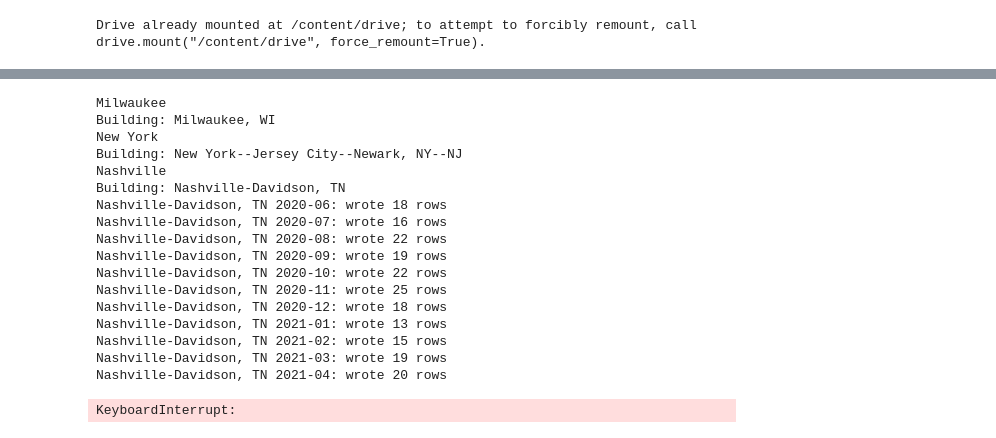
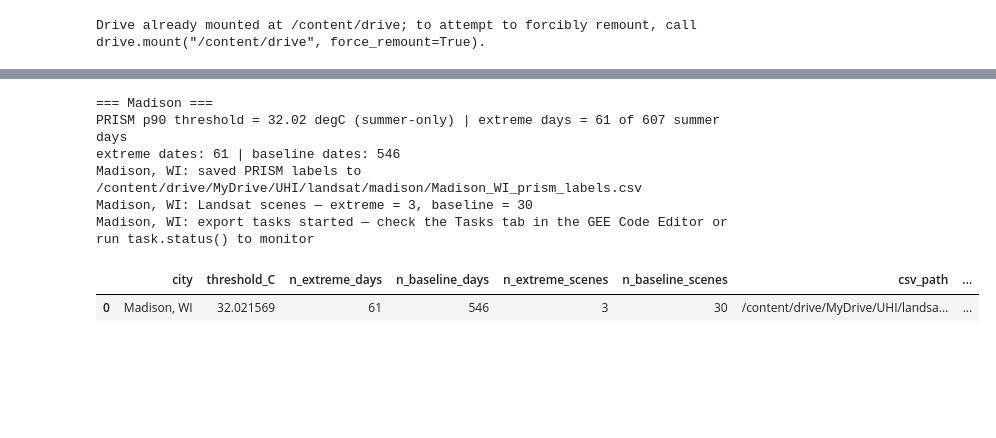
Before and after one commit to cchen744/uhi-extreme-heat-response, a Jupyter notebook: notebooks/01_data_exploration.ipynb, the cells around one changed output, grey strips where cells are left out. Cells and saved outputs as stored; diff of their text form; code cells hidden in the pictures; blank space fills up the shorter version.

```diff
--- a/notebooks/01_data_exploration.ipynb
+++ b/notebooks/01_data_exploration.ipynb
@@ -82,47 +114,11 @@ for city_name in intended_cities:
 # %%
 CITY_NAME_MAP = {
     'Madison': 'Madison, WI',
-    'Phoenix': ['Phoenix--Mesa--Scottsdale, AZ', 'Phoenix West--Goodyear--Avondale, AZ'],
-    'Seattle': 'Seattle--Tacoma, WA',
-    'Milwaukee': 'Milwaukee, WI',
-    'New York': 'New York--Jersey City--Newark, NY--NJ',
-    'Nashville': 'Nashville-Davidson, TN',
-    'Los Angeles': 'Los Angeles--Long Beach--Anaheim, CA',
-    'Houston': 'Houston, TX',
+    # 'Phoenix': ['Phoenix--Mesa--Scottsdale, AZ', 'Phoenix West--Goodyear--Avondale, AZ'],
+    # 'Seattle': 'Seattle--Tacoma, WA',
+    # 'Milwaukee': 'Milwaukee, WI',
+    # 'New York': 'New York--Jersey City--Newark, NY--NJ',
+    # 'Nashville': 'Nashville-Davidson, TN',
+    # 'Los Angeles': 'Los Angeles--Long Beach--Anaheim, CA',
+    # 'Houston': 'Houston, TX',
 }
-
-
-results = []
-for c, full_name in CITY_NAME_MAP.items():
-    print(c)
-    print("Building:", full_name)
-    if not os.path.exists(f"{DATA_DIR}/{c.lower().replace(' ', '_')}"):
-      os.makedirs(f"{DATA_DIR}/{c.lower().replace(' ', '_')}", exist_ok=True)
-    results.append(build_city_level_safe(
-      city_name=full_name,          # pass exact NAME20, not short name
-      ua_fc=ua_fc,
-      data_dir=Path(f"{DATA_DIR}/{c.lower().replace(' ', '_')}"),
-      start_date=START_DATE,
-      end_date=END_DATE,
-      ))
-
-pd.DataFrame(results)[["city", "months_done", "rows_written", "extreme_threshold"]].head(10)
-# %% [output]
-Milwaukee
-Building: Milwaukee, WI
-New York
-Building: New York--Jersey City--Newark, NY--NJ
-Nashville
-Building: Nashville-Davidson, TN
-Nashville-Davidson, TN 2020-06: wrote 18 rows
-Nashville-Davidson, TN 2020-07: wrote 16 rows
-Nashville-Davidson, TN 2020-08: wrote 22 rows
-Nashville-Davidson, TN 2020-09: wrote 19 rows
-Nashville-Davidson, TN 2020-10: wrote 22 rows
-Nashville-Davidson, TN 2020-11: wrote 25 rows
-Nashville-Davidson, TN 2020-12: wrote 18 rows
-Nashville-Davidson, TN 2021-01: wrote 13 rows
-Nashville-Davidson, TN 2021-02: wrote 15 rows
-Nashville-Davidson, TN 2021-03: wrote 19 rows
-Nashville-Davidson, TN 2021-04: wrote 20 rows
-KeyboardInterrupt:
@@ -146,0 +125,23 @@ print('scenes — extreme:', n_ext.getInfo(), '| baseline:', n_base.getInfo())
+# %%
+results = []
+for c, full_name in CITY_NAME_MAP.items():
+    print(f"=== {c} ===")
+    res = uhi_pipeline.build_city_landsat_uhi(
+        city_name=full_name,
+        ua_fc=ua_fc,
+        data_dir=f"{DATA_DIR}/{c.lower()}",
+        start_date=START_DATE,
+        end_date=END_DATE,
+    )
+    results.append(res)
+
+pd.DataFrame(results)
+# %% [output]
+=== Madison ===
+PRISM p90 threshold = 32.02 degC (summer-only) | extreme days = 61 of 607 summer days
+extreme dates: 61 | baseline dates: 546
+Madison, WI: saved PRISM labels to /content/drive/MyDrive/UHI/landsat/madison/Madison_WI_prism_labels.csv
+Madison, WI: Landsat scenes — extreme = 3, baseline = 30
+Madison, WI: export tasks started — check the Tasks tab in the GEE Code Editor or run task.status() to monitor
+|  | city | threshold_C | n_extreme_days | n_baseline_days | n_extreme_scenes | n_baseline_scenes | csv_path | ... |
+| 0 | Madison, WI | 32.021569 | 61 | 546 | 3 | 30 | /content/drive/MyDrive/UHI/landsa... | ... |
```
Also changed, not shown: parts of 5 cells of this notebook.
